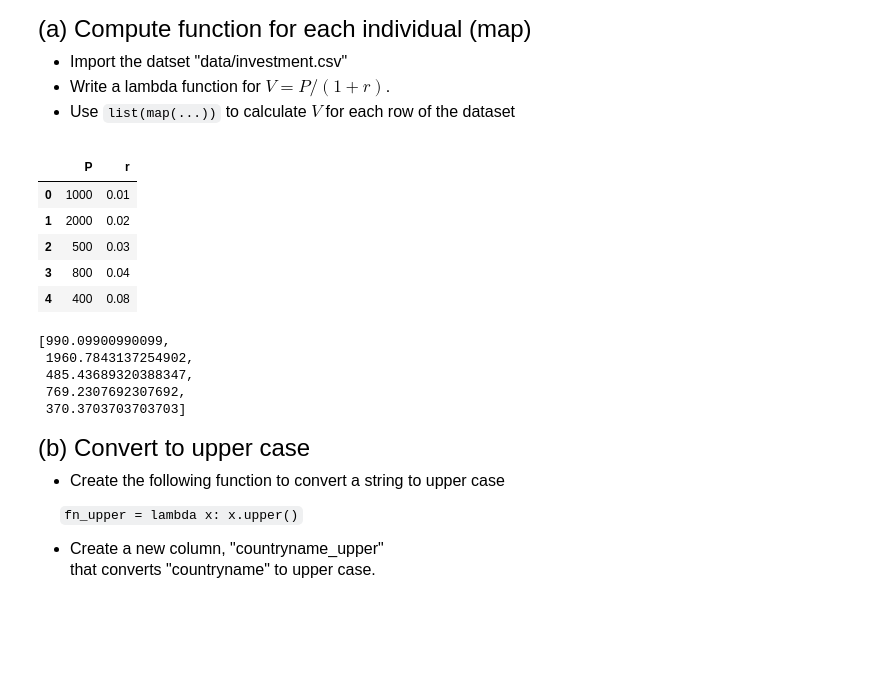
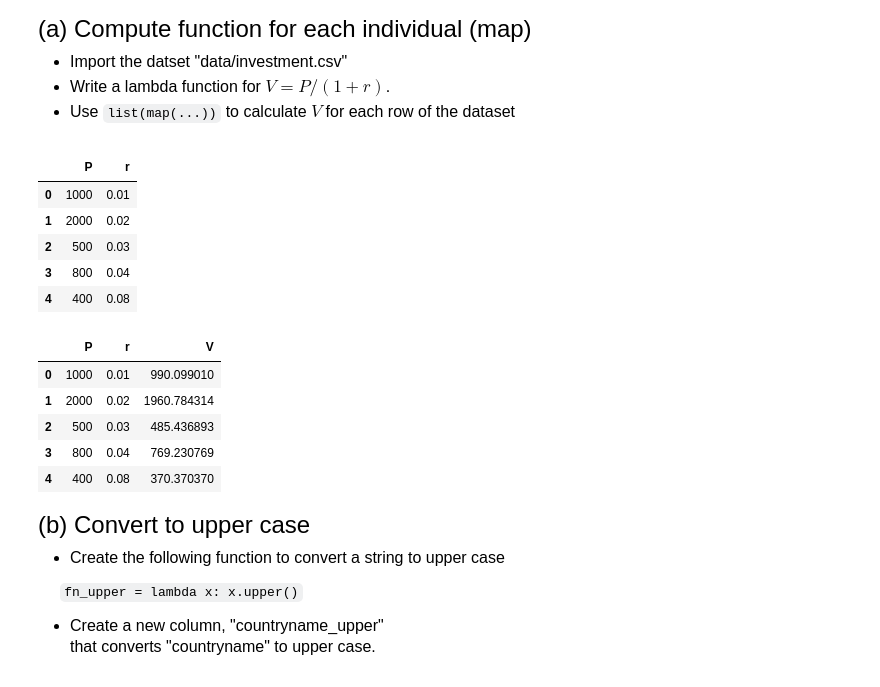
Before and after one commit to hpar423/qtm151spring2023, a Jupyter notebook: Assignment/Assignment 6/Assignment 6.ipynb, the cells around one changed output. Drawn from its saved outputs; the diff is of its cells as text; code cells hidden in the pictures; blank space fills up the shorter version.

```diff
--- a/Assignment/Assignment 6/Assignment 6.ipynb
+++ b/Assignment/Assignment 6/Assignment 6.ipynb
@@ -29,23 +31,25 @@ import matplotlib.pyplot as plt
 # %%
 # Write your own code here
 
 investment = pd.read_csv("data/investment.csv")
 fn_value =  lambda P,r: P/(1+r)
-display(new)
+display(investment)
 
-list(map(fn_value, investment['P'], investment['r']))
+investment["V"] = list(map(fn_value, investment['P'], investment['r']))
+display(investment)
 # %% [output]
 |  | P | r |
 | 0 | 1000 | 0.01 |
 | 1 | 2000 | 0.02 |
 | 2 | 500 | 0.03 |
 | 3 | 800 | 0.04 |
 | 4 | 400 | 0.08 |
-[990.09900990099,
- 1960.7843137254902,
- 485.43689320388347,
- 769.2307692307692,
- 370.3703703703703]
+|  | P | r | V |
+| 0 | 1000 | 0.01 | 990.099010 |
+| 1 | 2000 | 0.02 | 1960.784314 |
+| 2 | 500 | 0.03 | 485.436893 |
+| 3 | 800 | 0.04 | 769.230769 |
+| 4 | 400 | 0.08 | 370.370370 |
 # %% [markdown]
 <font size = "5">
 
```
Also changed, not shown: parts of 3 cells of this notebook, 3 other files.
